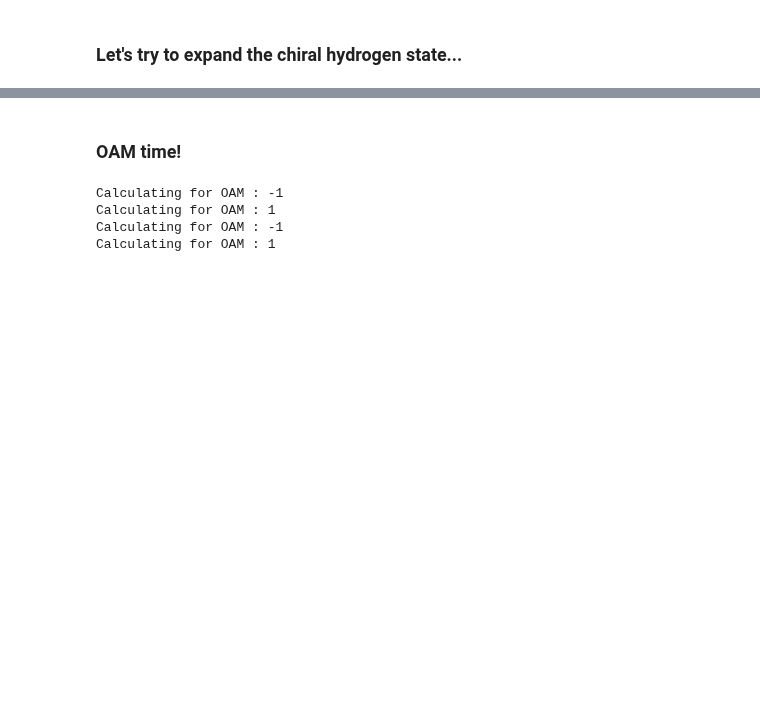
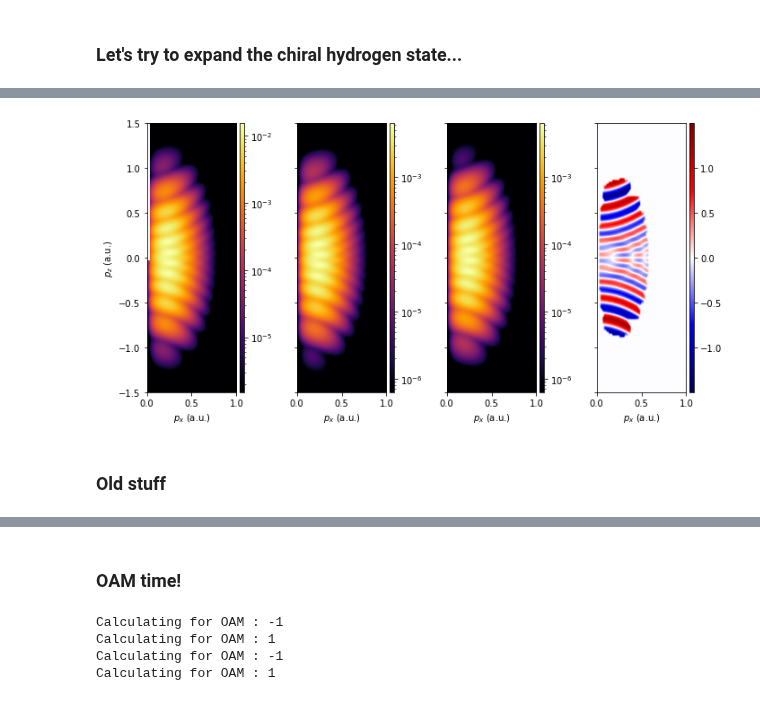
Before and after one commit to EmilHansen1/SFA_OAM_Linear, a Jupyter notebook: chiral_hydrogen.ipynb, the cells around one changed output, grey strips where cells are left out. Saved outputs shown, nothing was run; the diff lists cells and outputs as text; code cells hidden in the pictures; blank space fills up the shorter version.

```diff
--- a/chiral_hydrogen.ipynb
+++ b/chiral_hydrogen.ipynb
@@ -102,3 +179,81 @@ plt.show()
+# %%
+SP_OAM_list = []
+for CEPi in CEP_list:
+    SP_temp = SFA_Lin.SFALinearPulse(Ip, Up, omega, 2, CEPi, Z_=Z, target_="asymp_martiny")
+    SP_temp.OAM = 1
+    SP_OAM_list.append(SP_temp)
+
+OAM_CEP_list = [np.array(pool.starmap(SPi.Mxz_List, zip(pxGrid, repeat(py), pzGrid, repeat(clm_array)))) for SPi in SP_OAM_list]
+OAM_CEP_list_chiral = [np.array(pool.starmap(SPi.Mxz_List, zip(pxGrid, repeat(py), pzGrid, repeat(clm_array_chiral)))) for SPi in SP_OAM_list]
+OAM_CEP = np.mean(np.abs(OAM_CEP_list)**2, axis=0)
+OAM_CEP_chiral = np.mean(np.abs(OAM_CEP_list_chiral)**2, axis=0)
+# %%
+fig, axs = plt.subplots(1,4, figsize=(10,5), facecolor='white', sharey=True)
+log_lim = 1e-4
+
+OAM2_m = OAM_CEP
+OAM2_p = OAM_CEP_chiral
+
+MMax = np.max(M_grid_CEP)
+OAM_max = np.max(OAM2_m)
+
+PEVD = 2 * ((OAM2_p - OAM2_m) / (OAM2_p + OAM2_m))
+PEVD = np.nan_to_num(PEVD,nan=0)
+filter_list = M_grid_CEP > np.max(M_grid_CEP*0.02)
+PEVD[np.logical_not(filter_list)] = 0
+
+OAM_max = np.max(OAM2_m)
+OAM2_m[OAM2_m < OAM_max*log_lim] = OAM_max*log_lim
+OAM2_p[OAM2_p < OAM_max*log_lim] = OAM_max*log_lim
+
+
+im = axs[0].imshow(np.flip(M_grid_CEP,1).T, extent = (np.amin(px_list), np.amax(px_list), np.amin(pz_list), np.amax(pz_list)),
+           cmap='inferno', norm=LogNorm(vmin=MMax*log_lim, vmax=MMax),
+           interpolation = 'bicubic', aspect = 1.)
+
+axs[0].set_ylabel("$p_z$ (a.u.)")
+axs[0].set_xlabel("$p_x$ (a.u.)")
+#axs[0].colorbar(im, ax=ax, shrink=0.6)
+
+im1 = axs[1].imshow(np.flip(OAM2_m,1).T, extent = (np.amin(px_list), np.amax(px_list), np.amin(pz_list), np.amax(pz_list)),
+           cmap='inferno', norm=LogNorm(vmin=OAM_max*log_lim, vmax=OAM_max),
+           interpolation = 'bicubic', aspect = 1.)
+axs[1].set_xlabel("$p_x$ (a.u.)")
+
+im2 = axs[2].imshow(np.flip(OAM2_p,1).T, extent = (np.amin(px_list), np.amax(px_list), np.amin(pz_list), np.amax(pz_list)),
+           cmap='inferno', norm=LogNorm(vmin=OAM_max*log_lim, vmax=OAM_max),
+           interpolation = 'bicubic', aspect = 1.)
+axs[2].set_xlabel("$p_x$ (a.u.)")
+
+im3 = axs[3].imshow(np.flip(PEVD,1).T, extent = (np.amin(px_list), np.amax(px_list), np.amin(pz_list), np.amax(pz_list)),
+           cmap='seismic', #norm=LogNorm(vmin=MMax*1e-4, vmax=MMax),
+           interpolation = 'bicubic', aspect = 1.)
+axs[3].set_xlabel("$p_x$ (a.u.)")
+
+divider0 = make_axes_locatable(axs[0])
+cax0 = divider0.append_axes('right', size='5%', pad=0.05)
+fig.colorbar(im, cax=cax0, orientation='vertical')
+
+divider1 = make_axes_locatable(axs[1])
+cax1 = divider1.append_axes('right', size='5%', pad=0.05)
+fig.colorbar(im1, cax=cax1, orientation='vertical')
+
+divider2 = make_axes_locatable(axs[2])
+cax2 = divider2.append_axes('right', size='5%', pad=0.05)
+fig.colorbar(im2, cax=cax2, orientation='vertical')
+
+divider3 = make_axes_locatable(axs[3])
+cax3 = divider3.append_axes('right', size='5%', pad=0.05)
+fig.colorbar(im3, cax=cax3, orientation='vertical')
+
+#fig.colorbar(im2, ax=axs[3])
+#fig.colorbar(im3, ax=axs[4])
+plt.tight_layout()
+#plt.savefig(save_path + 'norcamphor_SFA_PEVD_CEP.png', dpi=300, bbox_inches='tight')
+# %% [output]
+[figure, added]
+# %% [markdown]
+### Old stuff
 # %%
 SP = SFA_Lin.SFALinearPulse(Ip, Up, omega, 2, CEP, target_="asymp_martiny")
 
```
Also changed, not shown: parts of 11 cells of this notebook.
